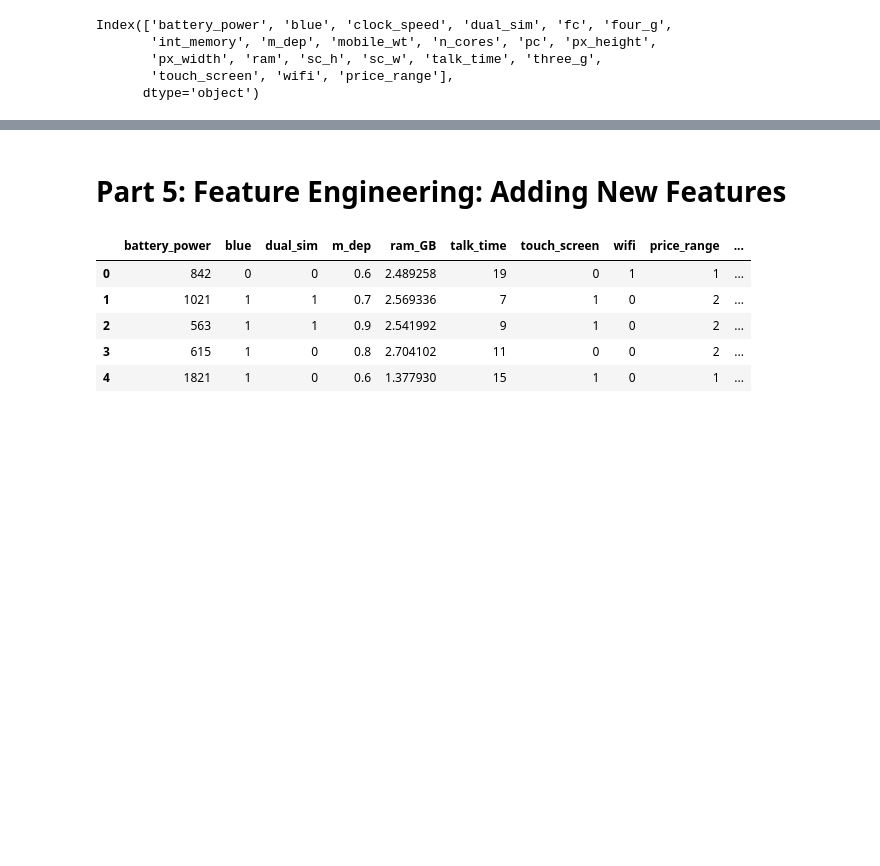
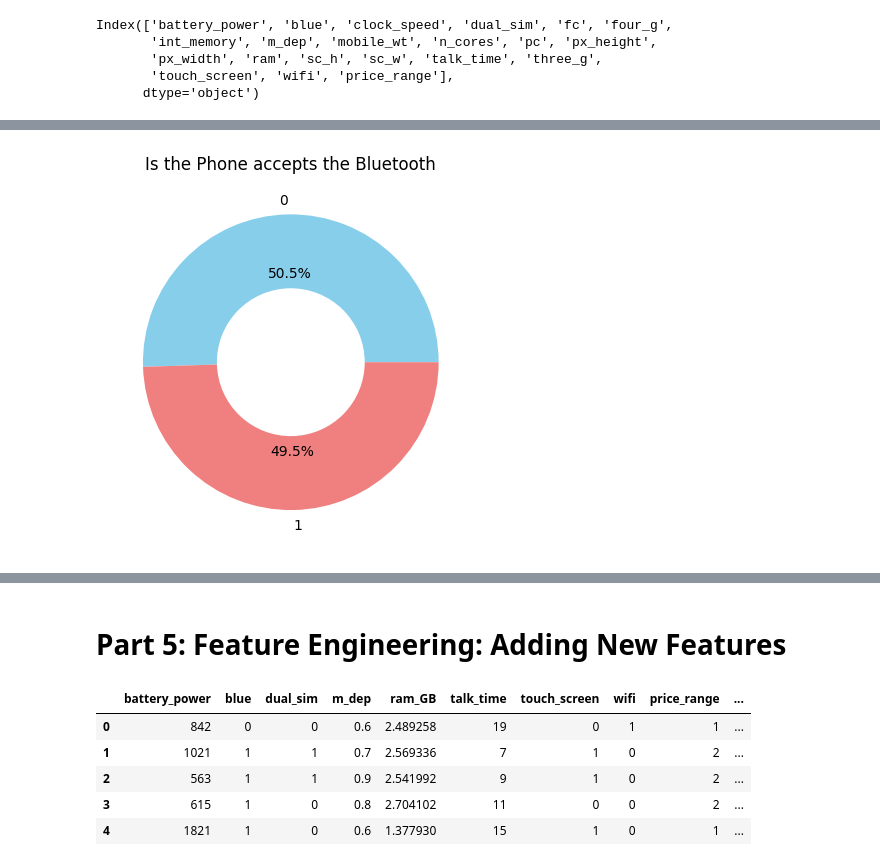
Before and after one commit to Mohamed-Abdirizak/Mobile-Price-Prediction, a Jupyter notebook: Mobile_Price_Prediction.ipynb, the cells around one changed output, grey strips where cells are left out. Cells and saved outputs as stored; diff of their text form; code cells hidden in the pictures; blank space fills up the shorter version.

```diff
--- a/Mobile_Price_Prediction.ipynb
+++ b/Mobile_Price_Prediction.ipynb
@@ -171,0 +166,20 @@ Index(['battery_power', 'blue', 'clock_speed', 'dual_sim', 'fc', 'four_g',
+# %%
+import matplotlib.pyplot as plt
+
+# Assuming 'data' is your dataset with the variable containing 0s and 1s
+# Count the occurrences of each value
+value_counts = data['blue'].value_counts()
+
+colors = ['skyblue', 'lightcoral']
+
+
+# Create a donut chart
+plt.pie(value_counts.values, labels=value_counts.index, autopct='%1.1f%%', wedgeprops={'width': 0.5}, colors = colors)
+
+# Add title
+plt.title('Is the Phone accepts the Bluetooth')
+
+# Display the plot
+plt.show()
+# %% [output]
+[figure, added]
```
Also changed, not shown: parts of 68 cells of this notebook.
